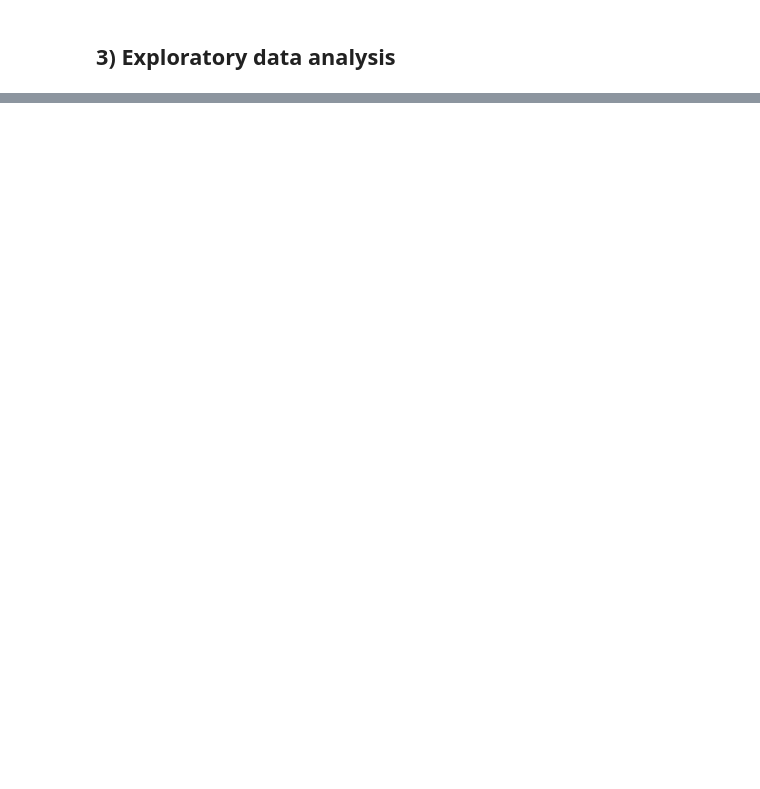
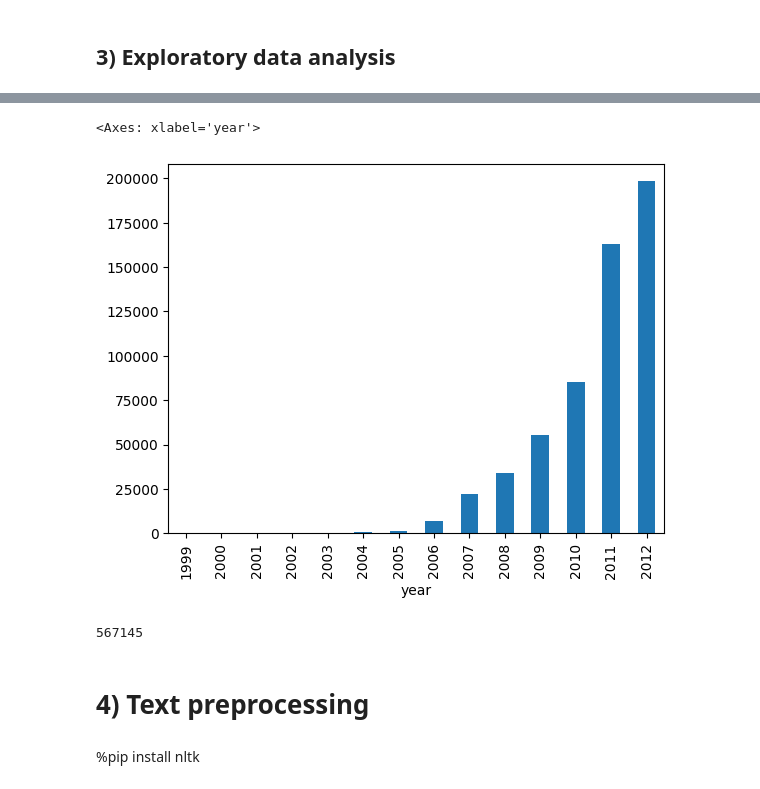
Before and after one commit to SophiaBouchama/review-analysis-teamc, a Jupyter notebook: code/preprocessing.ipynb, the cells around one changed output, grey strips where cells are left out. Cells and saved outputs as stored; diff of their text form; code cells hidden in the pictures; blank space fills up the shorter version.

```diff
--- a/code/preprocessing.ipynb
+++ b/code/preprocessing.ipynb
@@ -235,0 +256,13 @@ The above code confirms that there are no non-english reviews but is slow to run
+# %%
+reviews.groupby(['year']).size().plot.bar()
+# %% [output]
+<Axes: xlabel='year'>
+[figure, added]
+# %%
+reviews.shape[0]
+# %% [output]
+567145
+# %% [markdown]
+# 4) Text preprocessing
+# %% [markdown]
+%pip install nltk
```
Also changed, not shown: parts of 15 cells of this notebook.
